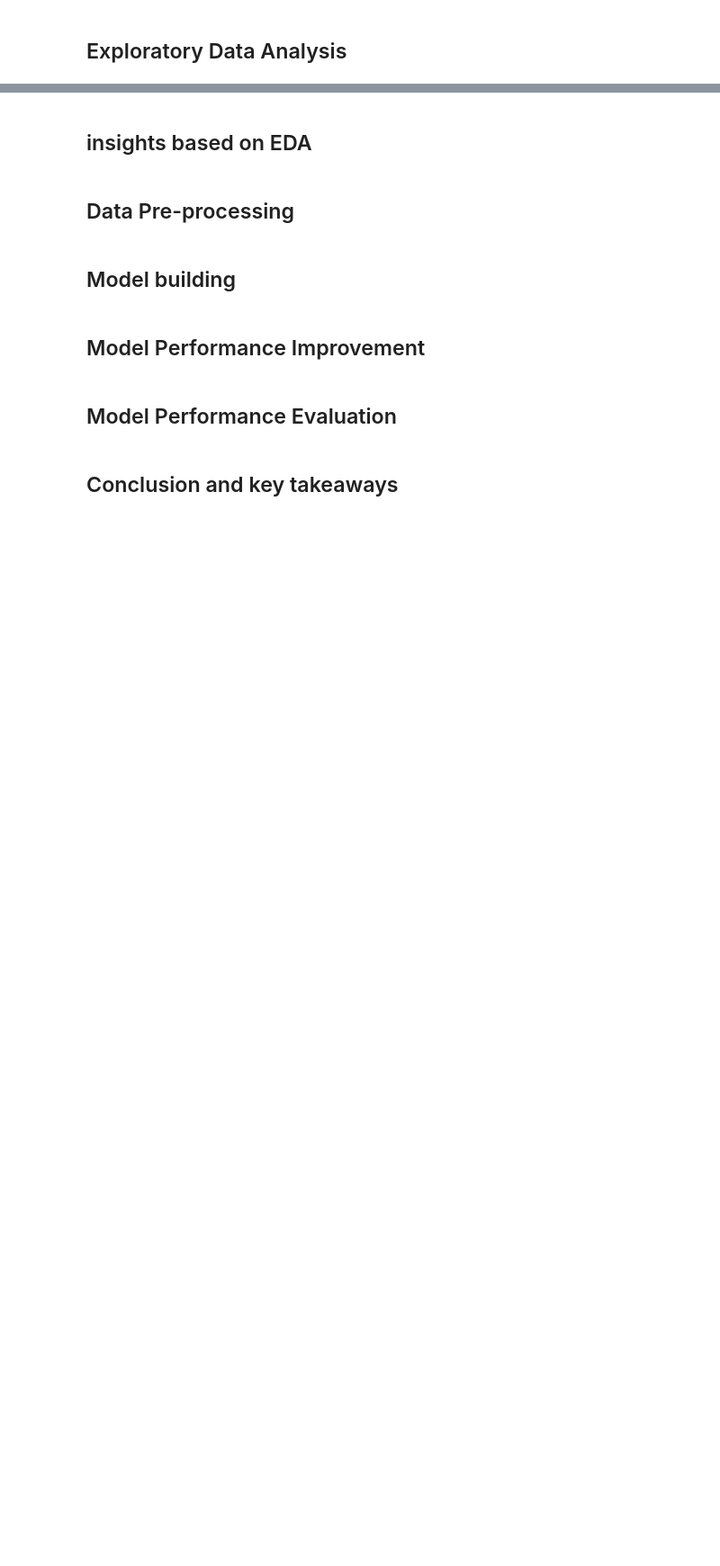
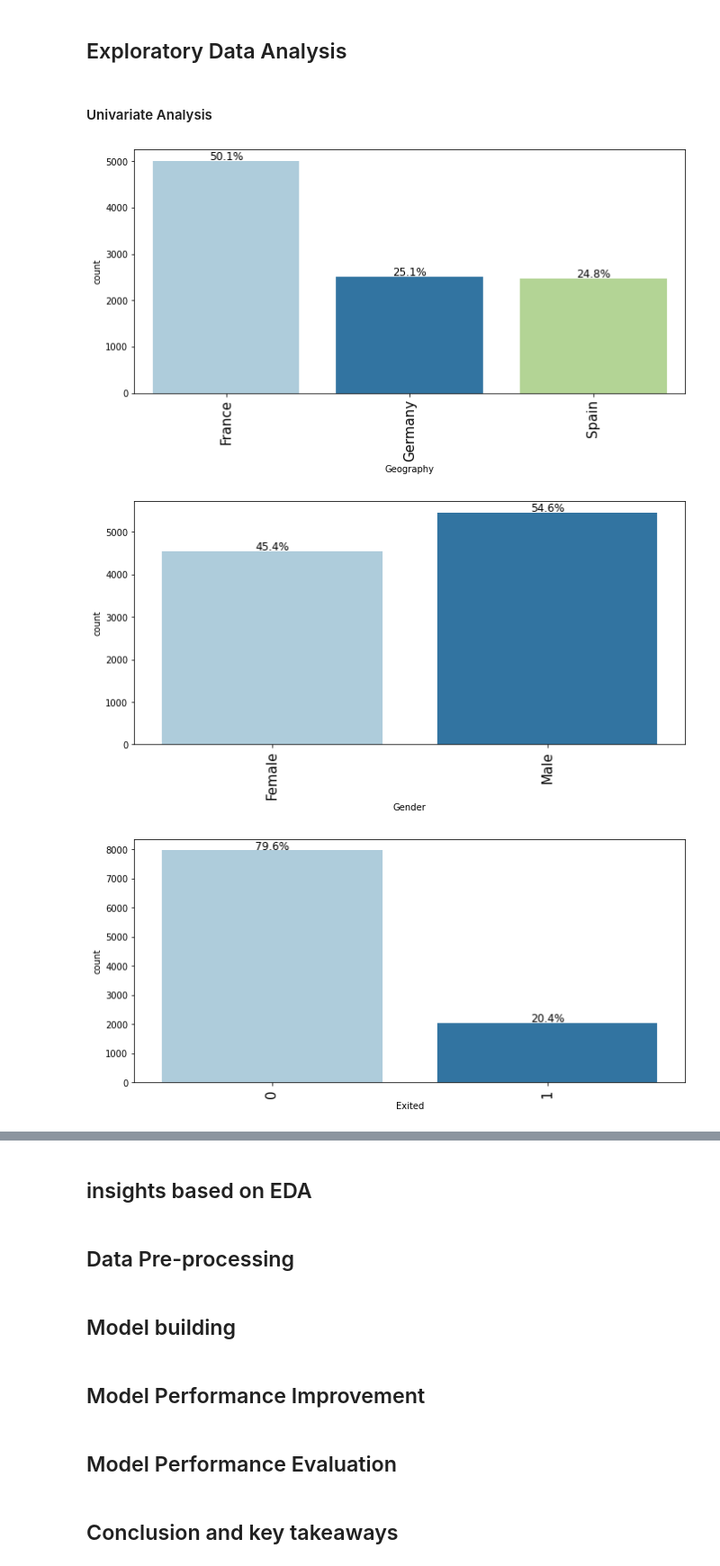
Before and after one commit to cfreeman22/BankChurnPrediction, a Jupyter notebook: BankChurn.ipynb, the cells around one changed output, grey strips where cells are left out. Shown at 90% size. Saved outputs shown, nothing was run; the diff lists cells and outputs as text; code cells hidden in the pictures; blank space fills up the shorter version.

```diff
--- a/BankChurn.ipynb
+++ b/BankChurn.ipynb
@@ -111,0 +159,14 @@ dtype: int64
+# %%
+cat_vars = ["Geography","Gender","Exited","IsActiveMember", "HasCrCard", "NumOfProducts" ]
+target = "Exited"
+cat_vars2=["Geography","Gender","IsActiveMember", "HasCrCard", "NumOfProducts" ]
+quant_var = ["CreditScore", "Age", "Tenure", "Balance", "EstimatedSalary"]
+# %% [markdown]
+#### Univariate Analysis
+# %%
+for x in cat_vars:
+    wrangle.labeled_barplot(data, x, perc=True, n=10) #Analysing categorical variables using our predefined module stored in the wrangle file
+# %% [output]
+[figure, added]
+[figure, added]
+[figure, added]
```
Also changed, not shown: parts of 10 cells of this notebook.
